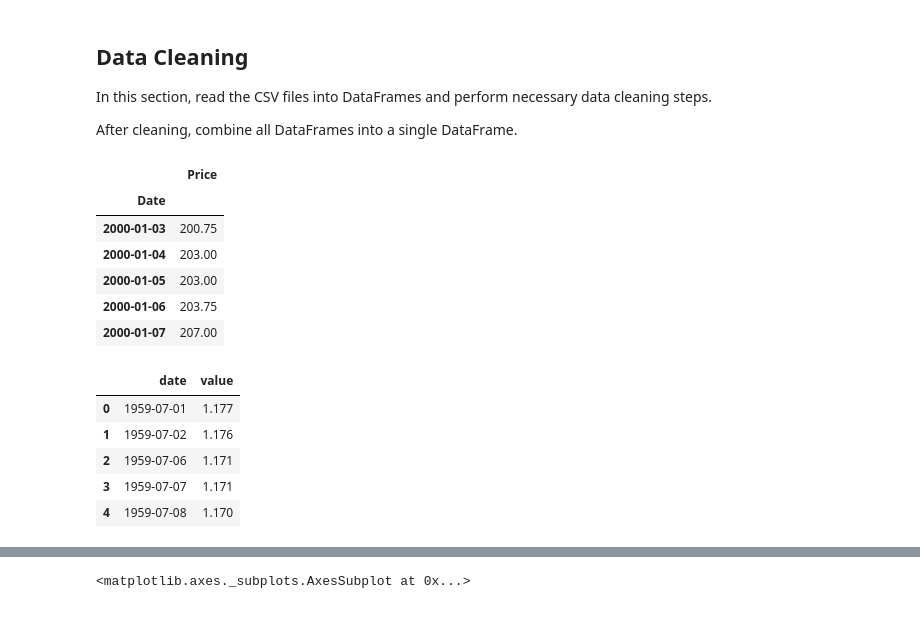
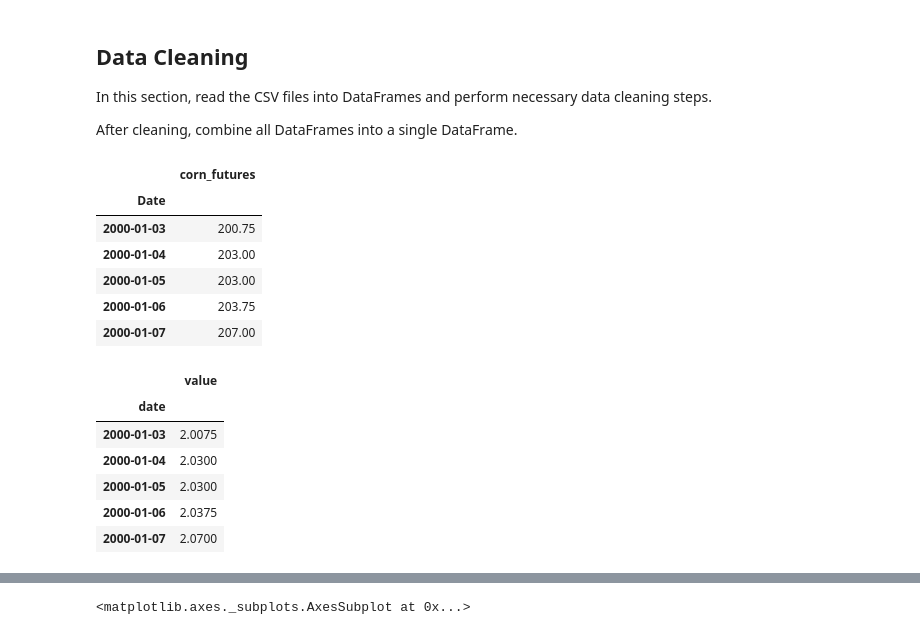
Before and after one commit to ShuranXu/Corn-Price-Predicter, a Jupyter notebook: Code/Data_import.ipynb, the cells around one changed output, grey strips where cells are left out. Cells and saved outputs as stored; diff of their text form; code cells hidden in the pictures.

```diff
--- a/Code/Data_import.ipynb
+++ b/Code/Data_import.ipynb
@@ -20,9 +20,10 @@ corn_futures_csv = Path("../Resources/US Corn Futures Historical Data2000_2019.c
 corn_futures = pd.read_csv(corn_futures_csv, index_col="Date", infer_datetime_format=True, parse_dates=True)
 corn_futures = corn_futures.sort_index()
 corn_futures = corn_futures.drop(columns=['Open','High', 'Low', 'Vol.', 'Change %'])
+corn_futures.rename(columns={"Price":"corn_futures"},inplace=True)
 corn_futures.head()
 # %% [output]
-|  | Price |
+|  | corn_futures |
 | Date |  |
 | 2000-01-03 | 200.75 |
 | 2000-01-04 | 203.00 |
@@ -32,12 +33,20 @@ corn_futures.head()
 # %%
 # Read in corn actual price
 corn_act_prices_csv = Path("../Resources/corn-prices-historical-chart-data.csv")
 corn_act_prices = pd.read_csv(corn_act_prices_csv)
+
+# Drop corn actual price data prior to 2000
+corn_act_prices = corn_act_prices[~(corn_act_prices["date"] < '1999-12-31')]
+corn_act_prices['date'] = pd.to_datetime(corn_act_prices['date'])
+corn_act_prices.set_index('date', inplace=True)
+corn_act_prices = corn_act_prices.sort_index()
+corn_act_prices.rename(columns={"value":"corn_price"}, inplace=True)
 corn_act_prices.head()
 # %% [output]
-|  | date | value |
-| 0 | 1959-07-01 | 1.177 |
-| 1 | 1959-07-02 | 1.176 |
-| 2 | 1959-07-06 | 1.171 |
-| 3 | 1959-07-07 | 1.171 |
-| 4 | 1959-07-08 | 1.170 |
+|  | value |
+| date |  |
+| 2000-01-03 | 2.0075 |
+| 2000-01-04 | 2.0300 |
+| 2000-01-05 | 2.0300 |
+| 2000-01-06 | 2.0375 |
+| 2000-01-07 | 2.0700 |
```
Also changed, not shown: parts of 11 cells of this notebook.
